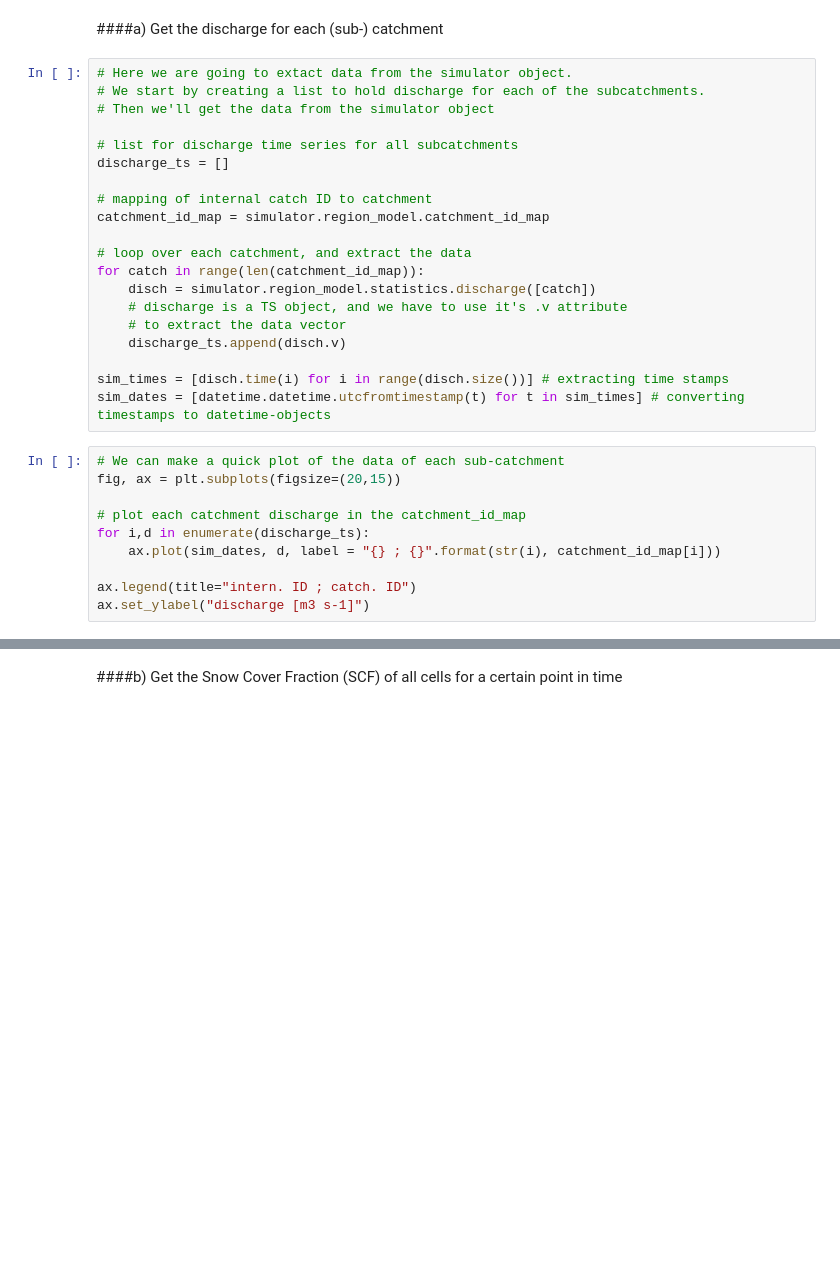
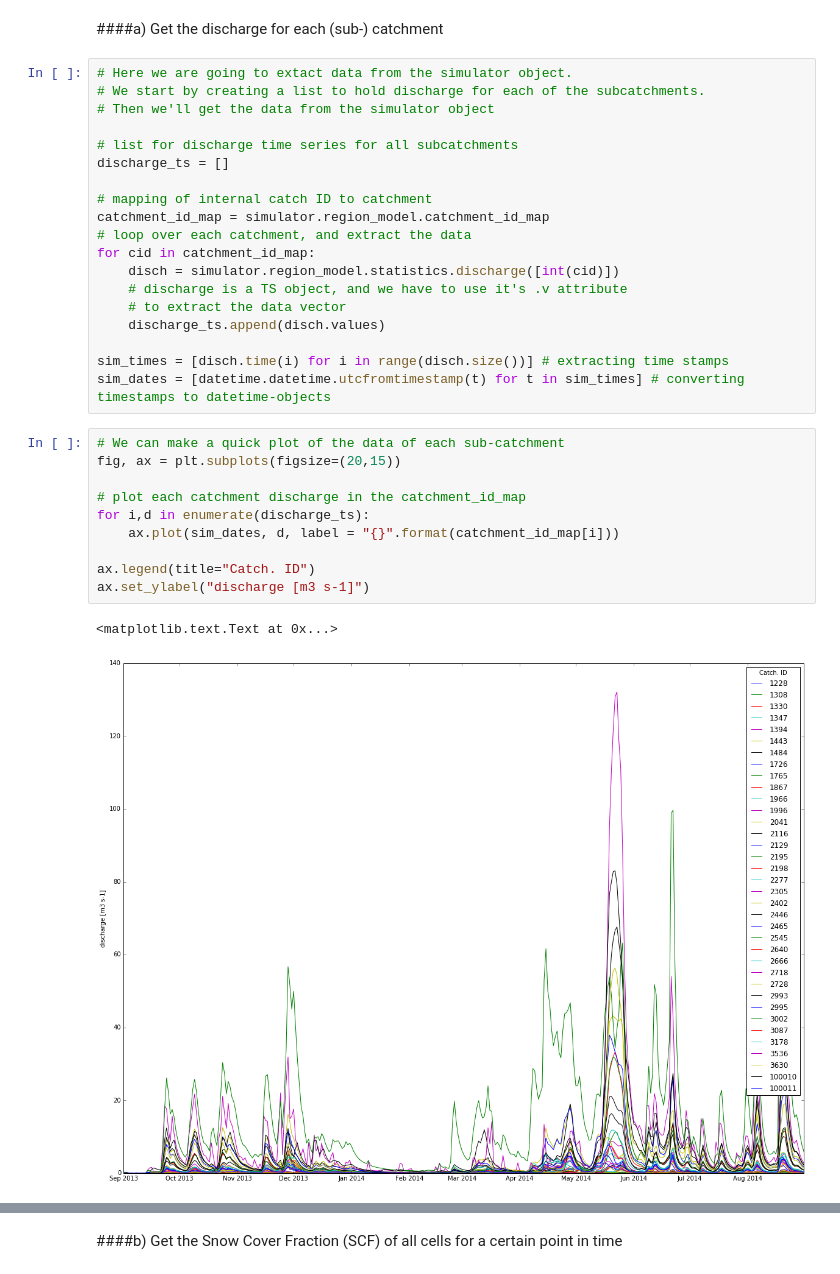
Before and after one commit to engkugan/shyft-doc, a Jupyter notebook: notebooks/nea-example/run_nea_nidelva.ipynb, the cells around one changed output, grey strips where cells are left out. Drawn from its saved outputs; the diff is of its cells as text; blank space fills up the shorter version.

Commit message:
updated notebook to use direct catchment-id-mappings

```diff
--- a/notebooks/nea-example/run_nea_nidelva.ipynb
+++ b/notebooks/nea-example/run_nea_nidelva.ipynb
@@ -93,26 +95,28 @@ discharge_ts = []
 
 # mapping of internal catch ID to catchment
 catchment_id_map = simulator.region_model.catchment_id_map
-
 # loop over each catchment, and extract the data
-for catch in range(len(catchment_id_map)):
-    disch = simulator.region_model.statistics.discharge([catch])
+for cid in catchment_id_map:
+    disch = simulator.region_model.statistics.discharge([int(cid)])
     # discharge is a TS object, and we have to use it's .v attribute
     # to extract the data vector
-    discharge_ts.append(disch.v)
+    discharge_ts.append(disch.values)
 
 sim_times = [disch.time(i) for i in range(disch.size())] # extracting time stamps
 sim_dates = [datetime.datetime.utcfromtimestamp(t) for t in sim_times] # converting timestamps to datetime-objects
 # %%
 # We can make a quick plot of the data of each sub-catchment
 fig, ax = plt.subplots(figsize=(20,15))
 
 # plot each catchment discharge in the catchment_id_map
 for i,d in enumerate(discharge_ts):
-    ax.plot(sim_dates, d, label = "{} ; {}".format(str(i), catchment_id_map[i]))
+    ax.plot(sim_dates, d, label = "{}".format(catchment_id_map[i]))
 
-ax.legend(title="intern. ID ; catch. ID")
+ax.legend(title="Catch. ID")
 ax.set_ylabel("discharge [m3 s-1]")
+# %% [output]
+<matplotlib.text.Text at 0x...>
+[figure, added]
 # %%
 # If we're interested to look at values of individual cells, rather
 # than at the catchment level, we can do that also. Shyft does not have
```
Also changed, not shown: parts of 4 cells of this notebook.
